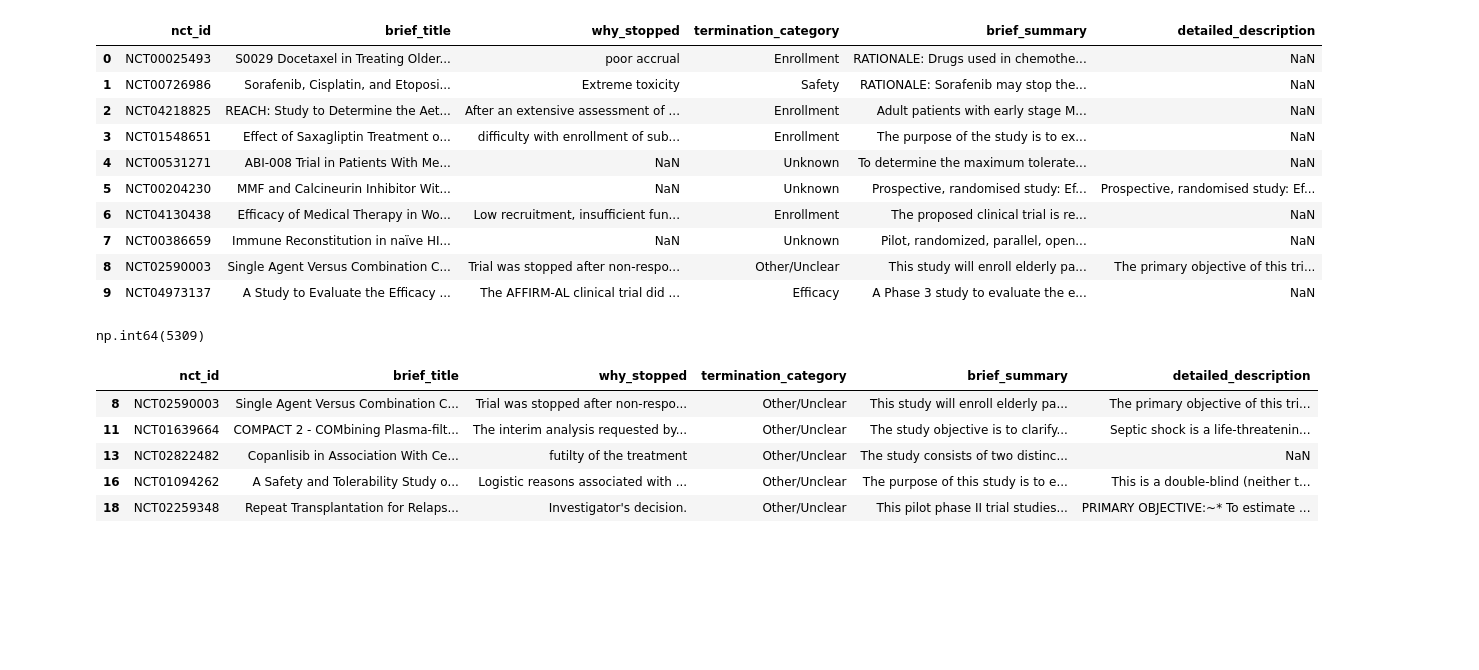
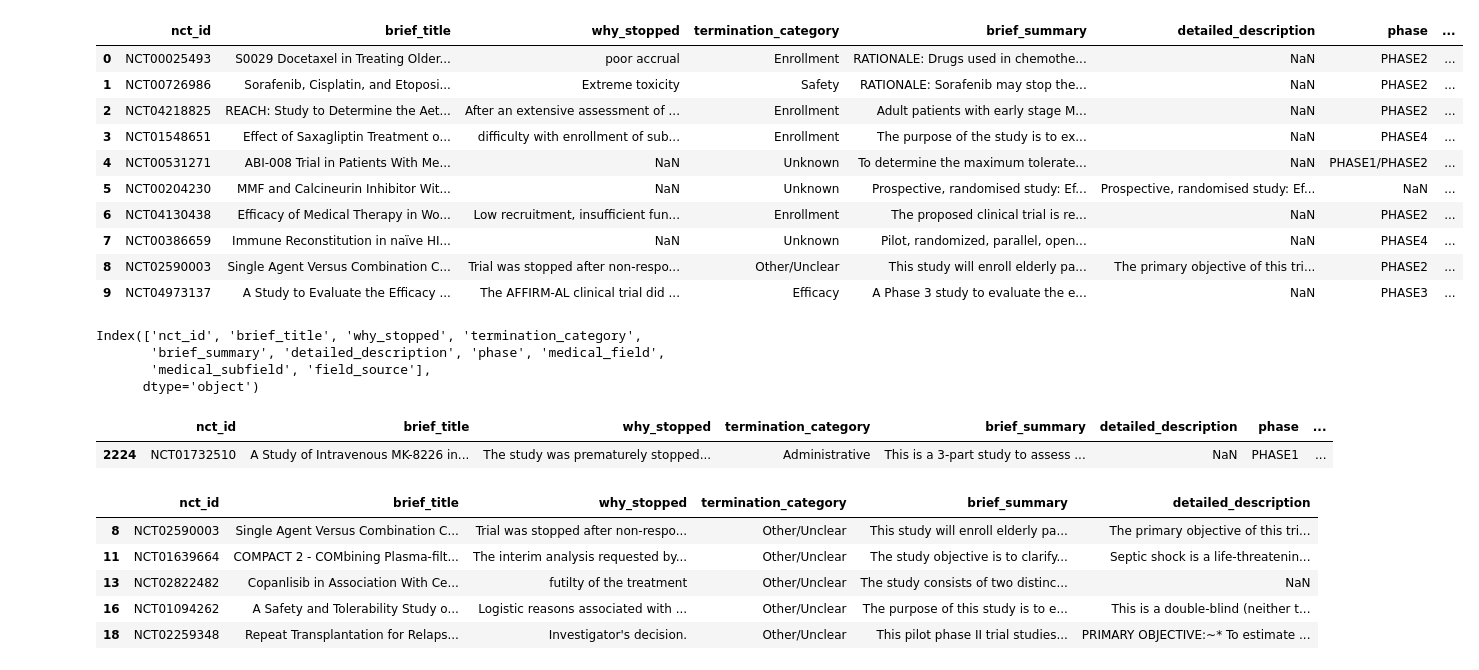
Before and after one commit to minhha0510/LLM-clinical-trials, a Jupyter notebook: test_notebook.ipynb, the cells around one changed output. Cells and saved outputs as stored; diff of their text form; code cells hidden in the pictures; blank space fills up the shorter version.

```diff
--- a/test_notebook.ipynb
+++ b/test_notebook.ipynb
@@ -3,27 +3,33 @@ import pandas as pd
 import numpy as np
 # %%
 #load the pilot dataset
-pilot_df = pd.read_csv('terminated_ground_truth.csv')
-pilot_df.head(10)
+full_df = pd.read_csv('terminated_ground_truth_enriched.csv')
+full_df.head(10)
 # %% [output]
-|  | nct_id | brief_title | why_stopped | termination_category | brief_summary | detailed_description |
-| 0 | NCT00025493 | S0029 Docetaxel in Treating Older... | poor accrual | Enrollment | RATIONALE: Drugs used in chemothe... | NaN |
-| 1 | NCT00726986 | Sorafenib, Cisplatin, and Etoposi... | Extreme toxicity | Safety | RATIONALE: Sorafenib may stop the... | NaN |
-| 2 | NCT04218825 | REACH: Study to Determine the Aet... | After an extensive assessment of ... | Enrollment | Adult patients with early stage M... | NaN |
-| 3 | NCT01548651 | Effect of Saxagliptin Treatment o... | difficulty with enrollment of sub... | Enrollment | The purpose of the study is to ex... | NaN |
-| 4 | NCT00531271 | ABI-008 Trial in Patients With Me... | NaN | Unknown | To determine the maximum tolerate... | NaN |
-| 5 | NCT00204230 | MMF and Calcineurin Inhibitor Wit... | NaN | Unknown | Prospective, randomised study: Ef... | Prospective, randomised study: Ef... |
-| 6 | NCT04130438 | Efficacy of Medical Therapy in Wo... | Low recruitment, insufficient fun... | Enrollment | The proposed clinical trial is re... | NaN |
-| 7 | NCT00386659 | Immune Reconstitution in naïve HI... | NaN | Unknown | Pilot, randomized, parallel, open... | NaN |
-| 8 | NCT02590003 | Single Agent Versus Combination C... | Trial was stopped after non-respo... | Other/Unclear | This study will enroll elderly pa... | The primary objective of this tri... |
-| 9 | NCT04973137 | A Study to Evaluate the Efficacy ... | The AFFIRM-AL clinical trial did ... | Efficacy | A Phase 3 study to evaluate the e... | NaN |
+|  | nct_id | brief_title | why_stopped | termination_category | brief_summary | detailed_description | phase | ... |
+| 0 | NCT00025493 | S0029 Docetaxel in Treating Older... | poor accrual | Enrollment | RATIONALE: Drugs used in chemothe... | NaN | PHASE2 | ... |
+| 1 | NCT00726986 | Sorafenib, Cisplatin, and Etoposi... | Extreme toxicity | Safety | RATIONALE: Sorafenib may stop the... | NaN | PHASE2 | ... |
+| 2 | NCT04218825 | REACH: Study to Determine the Aet... | After an extensive assessment of ... | Enrollment | Adult patients with early stage M... | NaN | PHASE2 | ... |
+| 3 | NCT01548651 | Effect of Saxagliptin Treatment o... | difficulty with enrollment of sub... | Enrollment | The purpose of the study is to ex... | NaN | PHASE4 | ... |
+| 4 | NCT00531271 | ABI-008 Trial in Patients With Me... | NaN | Unknown | To determine the maximum tolerate... | NaN | PHASE1/PHASE2 | ... |
+| 5 | NCT00204230 | MMF and Calcineurin Inhibitor Wit... | NaN | Unknown | Prospective, randomised study: Ef... | Prospective, randomised study: Ef... | NaN | ... |
+| 6 | NCT04130438 | Efficacy of Medical Therapy in Wo... | Low recruitment, insufficient fun... | Enrollment | The proposed clinical trial is re... | NaN | PHASE2 | ... |
+| 7 | NCT00386659 | Immune Reconstitution in naïve HI... | NaN | Unknown | Pilot, randomized, parallel, open... | NaN | PHASE4 | ... |
+| 8 | NCT02590003 | Single Agent Versus Combination C... | Trial was stopped after non-respo... | Other/Unclear | This study will enroll elderly pa... | The primary objective of this tri... | PHASE2 | ... |
+| 9 | NCT04973137 | A Study to Evaluate the Efficacy ... | The AFFIRM-AL clinical trial did ... | Efficacy | A Phase 3 study to evaluate the e... | NaN | PHASE3 | ... |
 # %%
-#count how many termination_category as `Other/Unclear`
-pilot_df['termination_category'].value_counts()['Other/Unclear']
+full_df.columns
 # %% [output]
-np.int64(5309)
+Index(['nct_id', 'brief_title', 'why_stopped', 'termination_category',
+       'brief_summary', 'detailed_description', 'phase', 'medical_field',
+       'medical_subfield', 'field_source'],
+      dtype='object')
 # %%
-unclear_df = pilot_df[pilot_df['termination_category'] == 'Other/Unclear']
+pd.set_option('display.max_colwidth', 700)
+full_df[full_df['nct_id']== 'NCT01732510']
+# %% [output]
+|  | nct_id | brief_title | why_stopped | termination_category | brief_summary | detailed_description | phase | ... |
+| 2224 | NCT01732510 | A Study of Intravenous MK-8226 in... | The study was prematurely stopped... | Administrative | This is a 3-part study to assess ... | NaN | PHASE1 | ... |
 # %%
 unclear_df.head()
 # %% [output]
```
Also changed, not shown: parts of 1 cell of this notebook, 31 other files.
